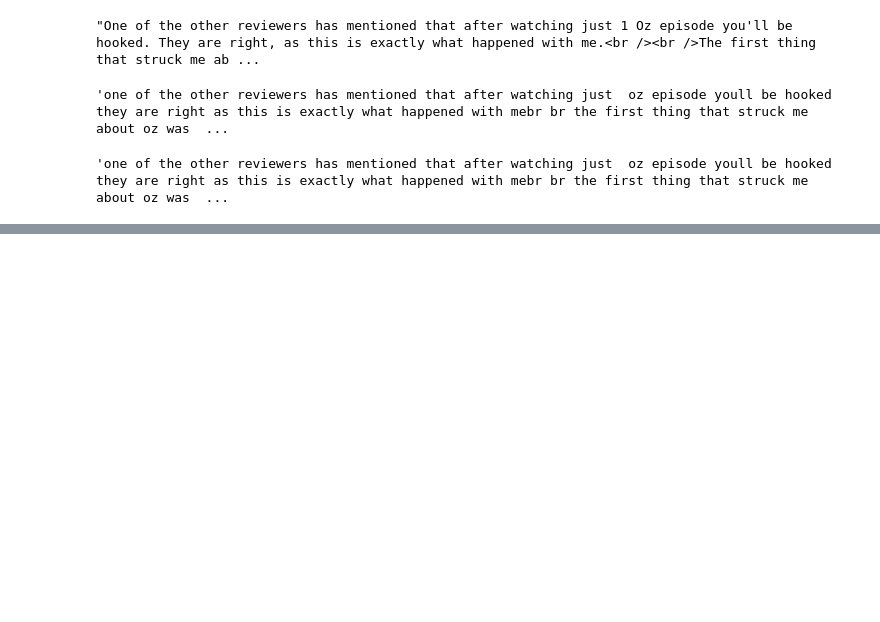
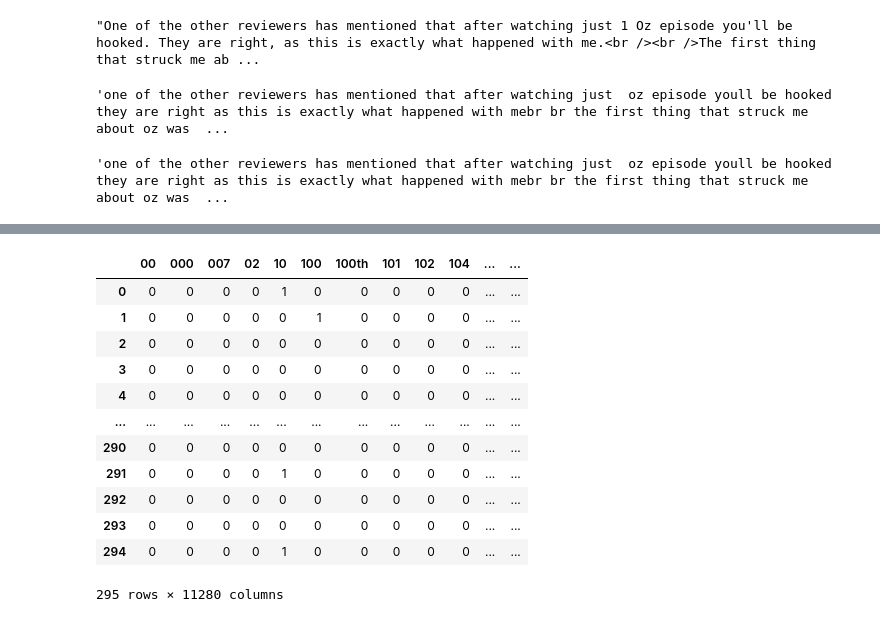
Before and after one commit to Julila/MLDA_Pr8, a Jupyter notebook: first_attempt.ipynb, the cells around one changed output, grey strips where cells are left out. Saved outputs shown, nothing was run; the diff lists cells and outputs as text; code cells hidden in the pictures; blank space fills up the shorter version.

```diff
--- a/first_attempt.ipynb
+++ b/first_attempt.ipynb
@@ -128,0 +204,25 @@ training_data_clean.iat[0,0]
+# %%
+from sklearn.feature_extraction.text import CountVectorizer
+
+
+
+
+cv = CountVectorizer(stop_words='english')
+data_cv = cv.fit_transform(rewiev_spoiler.review)
+data_dtm = pd.DataFrame(data_cv.toarray(), columns=cv.get_feature_names())
+data_dtm.index = rewiev_spoiler.index
+data_dtm
+# %% [output]
+|  | 00 | 000 | 007 | 02 | 10 | 100 | 100th | 101 | 102 | 104 | ... | ... |
+| 0 | 0 | 0 | 0 | 0 | 1 | 0 | 0 | 0 | 0 | 0 | ... | ... |
+| 1 | 0 | 0 | 0 | 0 | 0 | 1 | 0 | 0 | 0 | 0 | ... | ... |
+| 2 | 0 | 0 | 0 | 0 | 0 | 0 | 0 | 0 | 0 | 0 | ... | ... |
+| 3 | 0 | 0 | 0 | 0 | 0 | 0 | 0 | 0 | 0 | 0 | ... | ... |
+| 4 | 0 | 0 | 0 | 0 | 0 | 0 | 0 | 0 | 0 | 0 | ... | ... |
+| ... | ... | ... | ... | ... | ... | ... | ... | ... | ... | ... | ... | ... |
+| 290 | 0 | 0 | 0 | 0 | 0 | 0 | 0 | 0 | 0 | 0 | ... | ... |
+| 291 | 0 | 0 | 0 | 0 | 1 | 0 | 0 | 0 | 0 | 0 | ... | ... |
+| 292 | 0 | 0 | 0 | 0 | 0 | 0 | 0 | 0 | 0 | 0 | ... | ... |
+| 293 | 0 | 0 | 0 | 0 | 0 | 0 | 0 | 0 | 0 | 0 | ... | ... |
+| 294 | 0 | 0 | 0 | 0 | 1 | 0 | 0 | 0 | 0 | 0 | ... | ... |
+295 rows × 11280 columns
```
Also changed, not shown: parts of 20 cells of this notebook.
